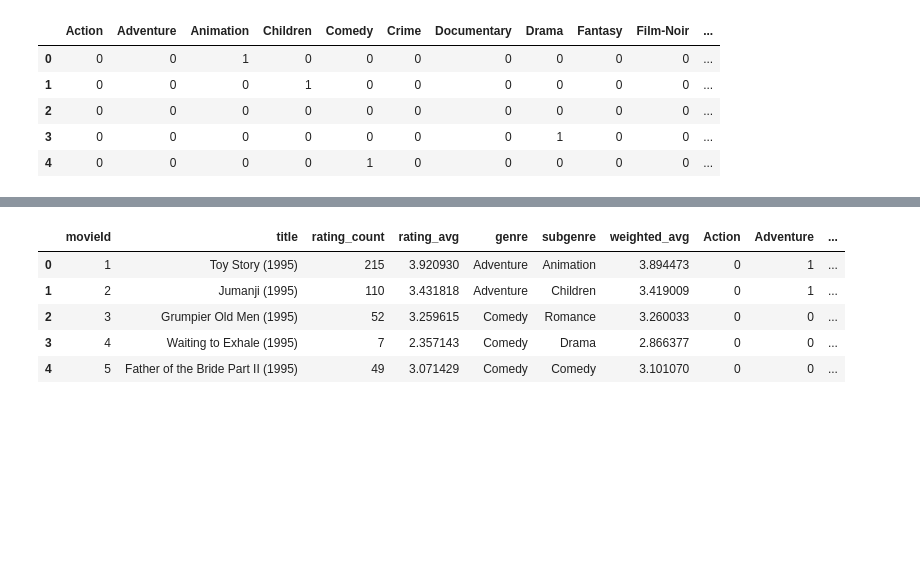
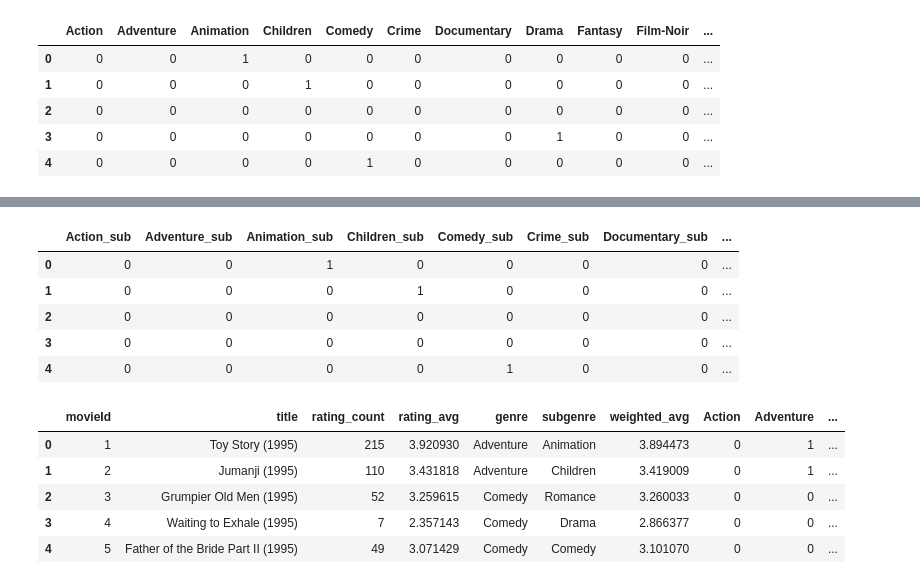
Before and after one commit to notaryanramani/recommendation-system, a Jupyter notebook: Movies_Recommender.ipynb, the cells around one changed output, grey strips where cells are left out. Drawn from its saved outputs; the diff is of its cells as text; code cells hidden in the pictures; blank space fills up the shorter version.

```diff
--- a/Movies_Recommender.ipynb
+++ b/Movies_Recommender.ipynb
@@ -225,3 +225,8 @@ subgenre_dummies.head()
 | 2 | 0 | 0 | 0 | 0 | 0 | 0 | 0 | 0 | 0 | 0 | ... |
 | 3 | 0 | 0 | 0 | 0 | 0 | 0 | 0 | 1 | 0 | 0 | ... |
 | 4 | 0 | 0 | 0 | 0 | 1 | 0 | 0 | 0 | 0 | 0 | ... |
+# %%
+cols = {}
+for col in subgenre_dummies.columns:
+    cols[col] = col+'_sub'
+cols
@@ -228,3 +253,13 @@ subgenre_dummies.head()
+# %%
+subgenre_dummies.rename(columns=cols, inplace=True)
+subgenre_dummies.head()
+# %% [output]
+|  | Action_sub | Adventure_sub | Animation_sub | Children_sub | Comedy_sub | Crime_sub | Documentary_sub | ... |
+| 0 | 0 | 0 | 1 | 0 | 0 | 0 | 0 | ... |
+| 1 | 0 | 0 | 0 | 1 | 0 | 0 | 0 | ... |
+| 2 | 0 | 0 | 0 | 0 | 0 | 0 | 0 | ... |
+| 3 | 0 | 0 | 0 | 0 | 0 | 0 | 0 | ... |
+| 4 | 0 | 0 | 0 | 0 | 1 | 0 | 0 | ... |
 # %%
 movies = pd.concat([movies, genre_dummies], axis=1)
 movies = pd.concat([movies, subgenre_dummies], axis=1)
```
Also changed, not shown: parts of 22 cells of this notebook, 3 other files.
